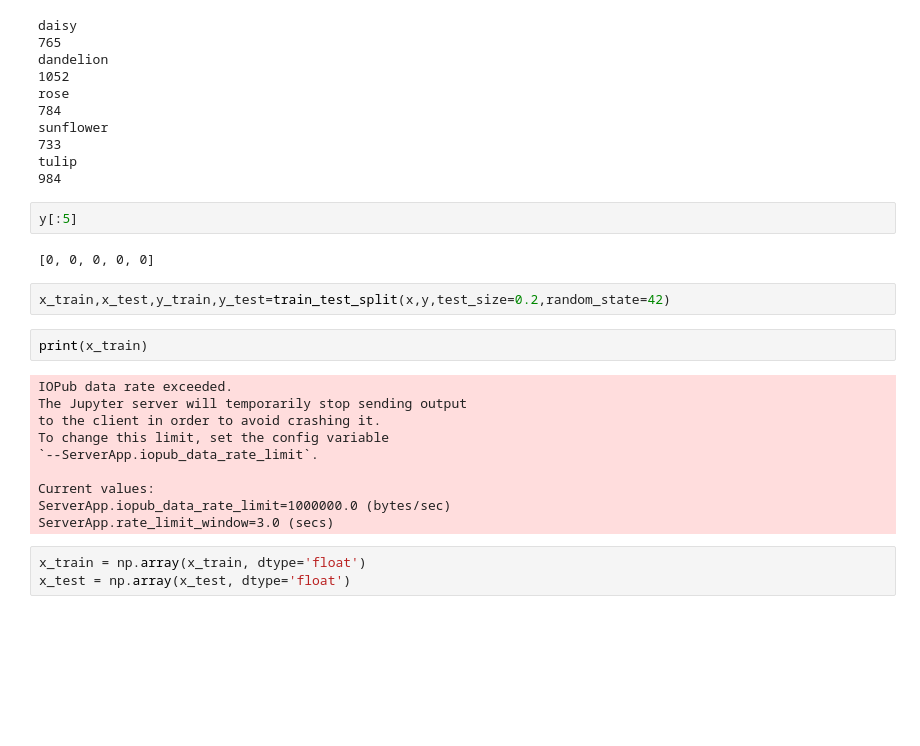
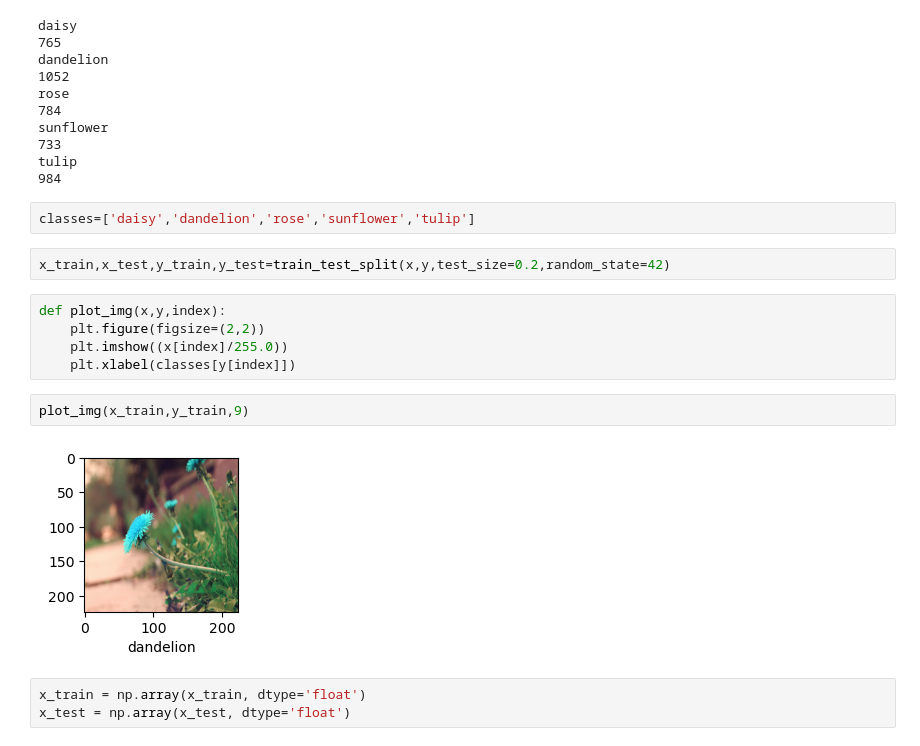
Before and after one commit to Roselinstanley/Deep-Learning, a Jupyter notebook: flowerdetection.ipynb, the cells around one changed output. Drawn from its saved outputs; the diff is of its cells as text; blank space fills up the shorter version.

```diff
--- a/flowerdetection.ipynb
+++ b/flowerdetection.ipynb
@@ -98,23 +97,18 @@ sunflower
 tulip
 984
 # %%
-y[:5]
+classes=['daisy','dandelion','rose','sunflower','tulip']
-# %% [output]
-[0, 0, 0, 0, 0]
 # %%
 x_train,x_test,y_train,y_test=train_test_split(x,y,test_size=0.2,random_state=42)
 # %%
-print(x_train)
+def plot_img(x,y,index):
+    plt.figure(figsize=(2,2))
+    plt.imshow((x[index]/255.0))
+    plt.xlabel(classes[y[index]])
-# %% [output]
-IOPub data rate exceeded.
-The Jupyter server will temporarily stop sending output
-to the client in order to avoid crashing it.
-To change this limit, set the config variable
-`--ServerApp.iopub_data_rate_limit`.
-
-Current values:
-ServerApp.iopub_data_rate_limit=1000000.0 (bytes/sec)
-ServerApp.rate_limit_window=3.0 (secs)
+# %%
+plot_img(x_train,y_train,9)
+# %% [output]
+[figure, added]
 # %%
 x_train = np.array(x_train, dtype='float')
 x_test = np.array(x_test, dtype='float')
```
Also changed, not shown: parts of 7 cells of this notebook.
